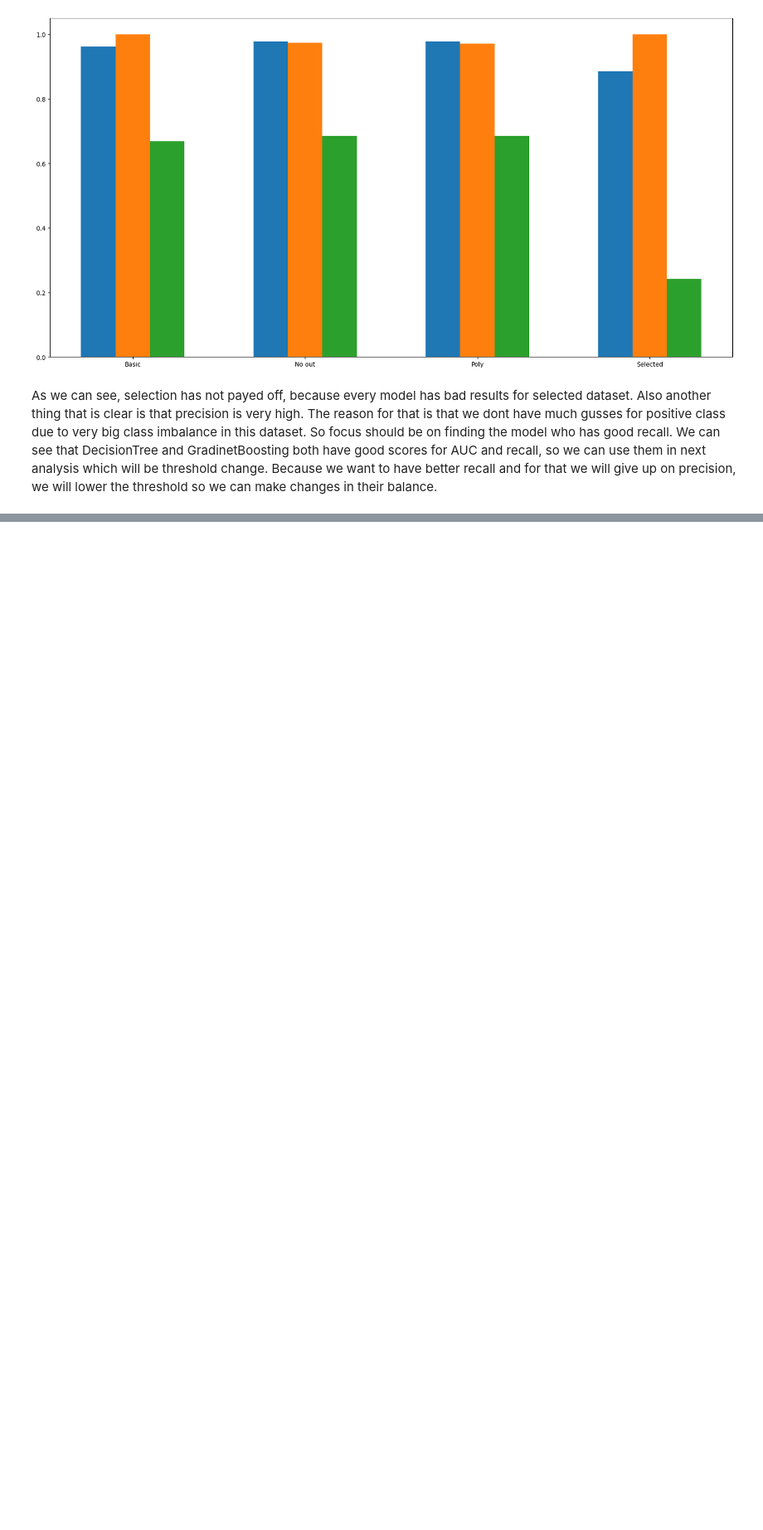
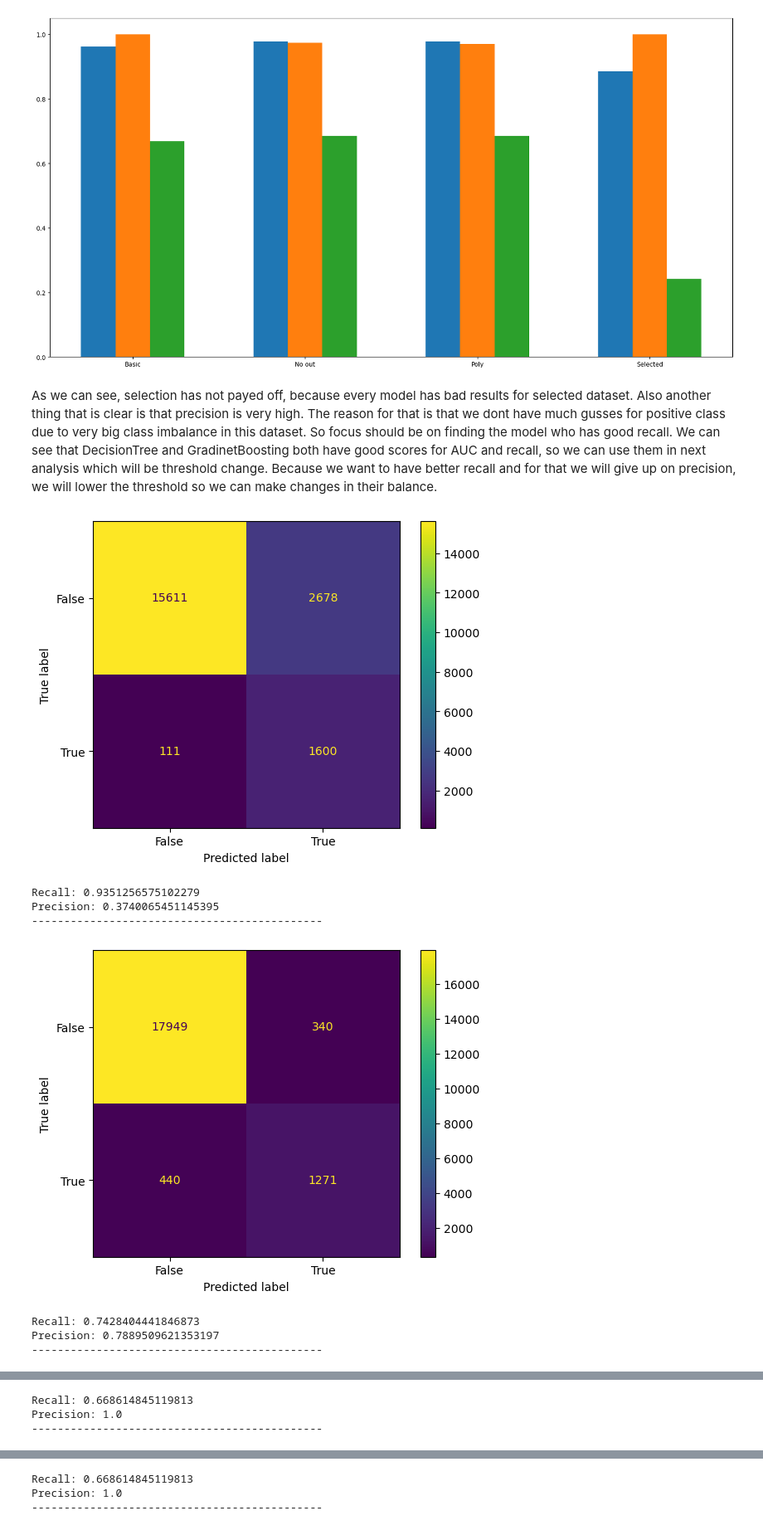
Before and after one commit to NemanjaGojkovic/Diabetes_Prediction, a Jupyter notebook: diabetes_prediction.ipynb, the cells around one changed output, grey strips where cells are left out. Shown at 83% size. Cells and saved outputs as stored; diff of their text form; code cells hidden in the pictures; blank space fills up the shorter version.

Commit message:
optimal model found

```diff
--- a/diabetes_prediction.ipynb
+++ b/diabetes_prediction.ipynb
@@ -671,3 +671,16 @@ plt.show()
 [figure]
 # %% [markdown]
 As we can see, selection has not payed off, because every model has bad results for selected dataset. Also another thing that is clear is that precision is very high. The reason for that is that we dont have much gusses for positive class due to very big class imbalance in this dataset. So focus should be on finding the model who has good recall. We can see that DecisionTree and GradinetBoosting both have good scores for AUC and recall, so we can use them in next analysis which will be threshold change. Because we want to have better recall and for that we will give up on precision, we will lower the threshold so we can make changes in their balance.
+# %%
+for th in [0.1,0.2,0.3,0.4]:
+    evaulation(y_test, model_tree1.predict_proba(X_test)[:,1]>=th)
+    print('---------------------------------------------')
+# %% [output]
+[figure, added]
+Recall: 0.9351256575102279
+Precision: 0.3740065451145395
+---------------------------------------------
+[figure, added]
+Recall: 0.7428404441846873
+Precision: 0.7889509621353197
+---------------------------------------------
@@ -673,0 +688,3 @@ As we can see, selection has not payed off, because every model has bad results
+Recall: 0.668614845119813
+Precision: 1.0
+---------------------------------------------
@@ -673,0 +692,3 @@ As we can see, selection has not payed off, because every model has bad results
+Recall: 0.668614845119813
+Precision: 1.0
+---------------------------------------------
```
Also changed, not shown: parts of 15 cells of this notebook.
